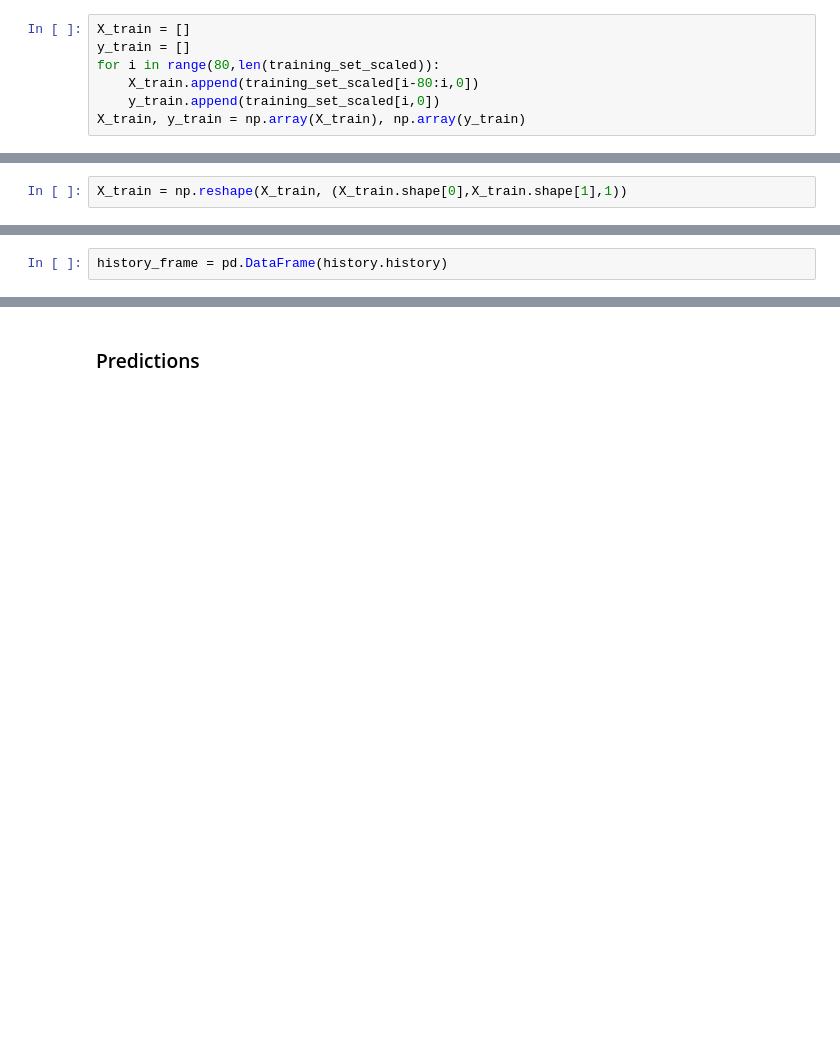
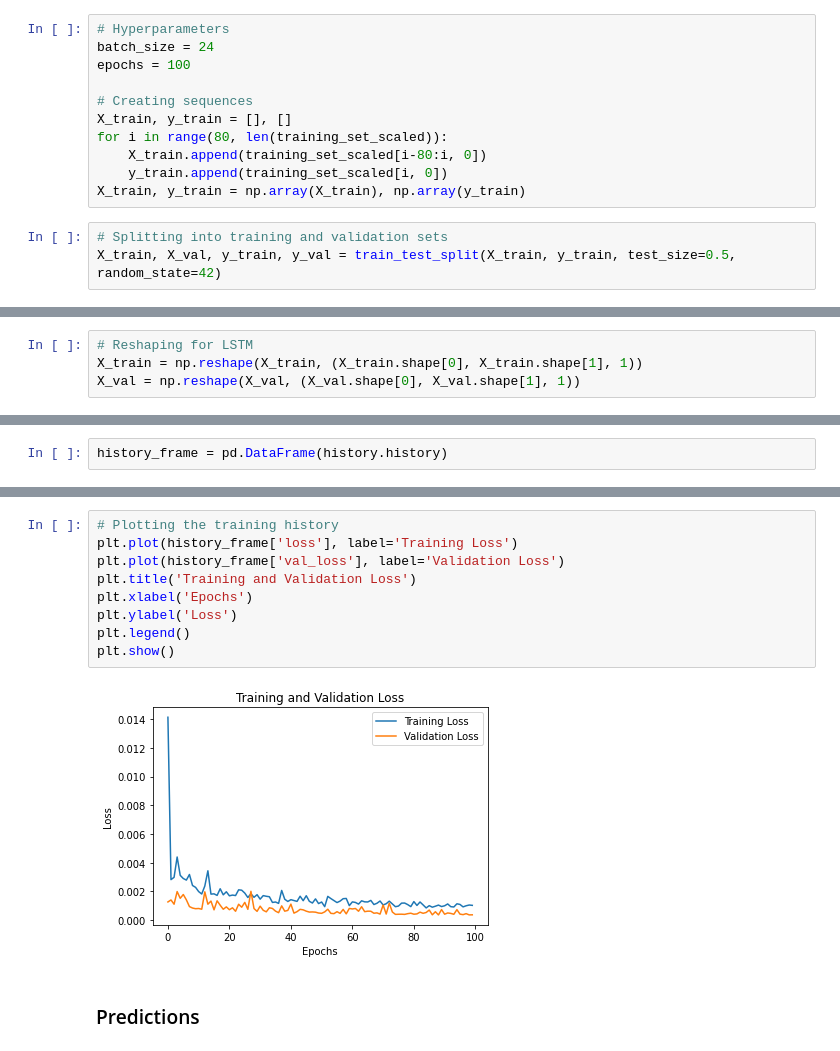
Before and after one commit to lisaa-g/ACML-Project, a Jupyter notebook: Tesla_Stock_Prediction_LSTM.ipynb, the cells around one changed output, grey strips where cells are left out. Cells and saved outputs as stored; diff of their text form; blank space fills up the shorter version.

```diff
--- a/Tesla_Stock_Prediction_LSTM.ipynb
+++ b/Tesla_Stock_Prediction_LSTM.ipynb
@@ -139,17 +141,26 @@ Normalize the input data before feeding it to an LSTM model. Normalization helps
 sc = MinMaxScaler(feature_range=(0,1))
 training_set_scaled = sc.fit_transform(train['Close'].values.reshape(-1, 1))
 # %%
-X_train = []
-y_train = []
-for i in range(80,len(training_set_scaled)):
-    X_train.append(training_set_scaled[i-80:i,0])
-    y_train.append(training_set_scaled[i,0])
+# Hyperparameters
+batch_size = 24
+epochs = 100
+
+# Creating sequences
+X_train, y_train = [], []
+for i in range(80, len(training_set_scaled)):
+    X_train.append(training_set_scaled[i-80:i, 0])
+    y_train.append(training_set_scaled[i, 0])
 X_train, y_train = np.array(X_train), np.array(y_train)
+# %%
+# Splitting into training and validation sets
+X_train, X_val, y_train, y_val = train_test_split(X_train, y_train, test_size=0.5, random_state=42)
 # %% [markdown]
 ### Reshaping datasets
 Reshape the data before feeding it to an LSTM model
 # %%
-X_train = np.reshape(X_train, (X_train.shape[0],X_train.shape[1],1))
+# Reshaping for LSTM
+X_train = np.reshape(X_train, (X_train.shape[0], X_train.shape[1], 1))
+X_val = np.reshape(X_val, (X_val.shape[0], X_val.shape[1], 1))
 # %% [markdown]
 ## LSTM Model
 # %%
@@ -256,3 +262,14 @@ plt.show()
+# %%
+# Plotting the training history
+plt.plot(history_frame['loss'], label='Training Loss')
+plt.plot(history_frame['val_loss'], label='Validation Loss')
+plt.title('Training and Validation Loss')
+plt.xlabel('Epochs')
+plt.ylabel('Loss')
+plt.legend()
+plt.show()
+# %% [output]
+[figure, added]
 # %% [markdown]
 ### Predictions
 # %%
```
Also changed, not shown: parts of 17 cells of this notebook, 3 other files.
